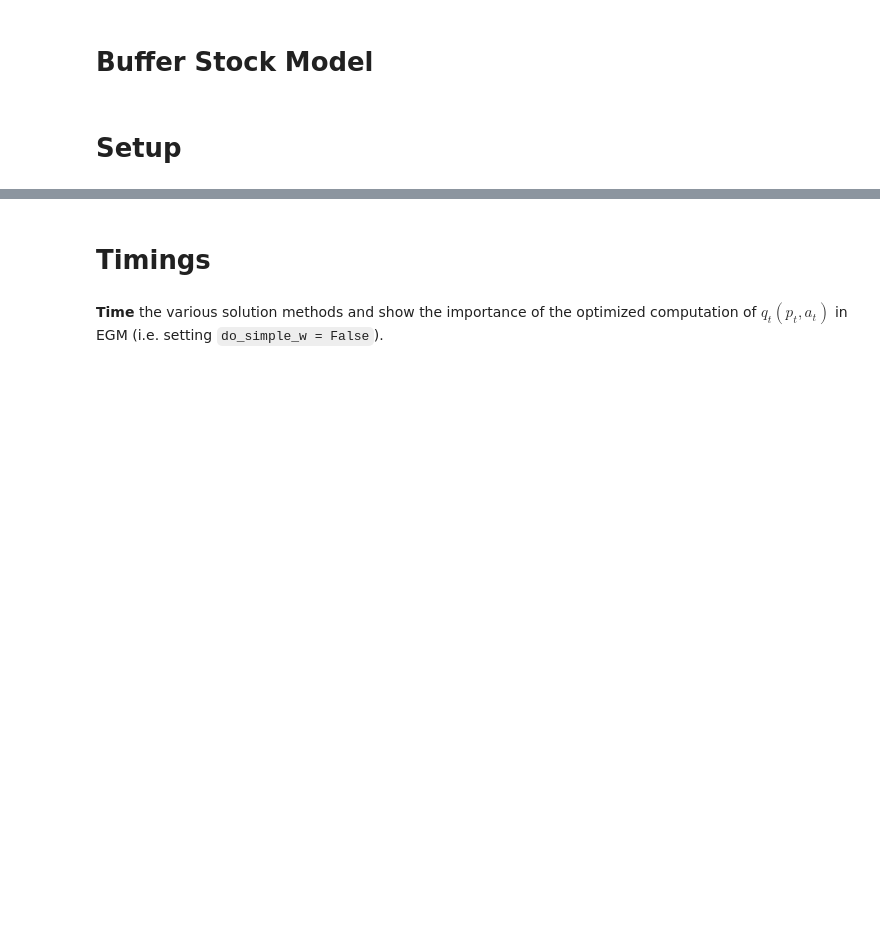
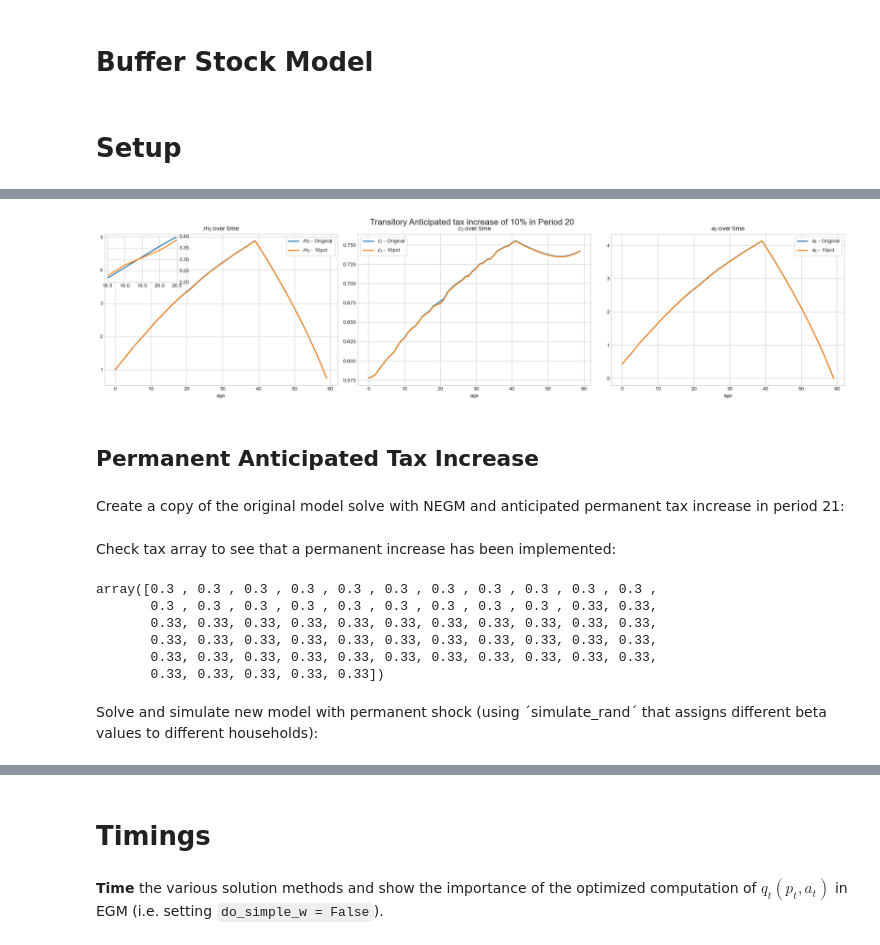
Before and after one commit to HansChristianPOLIT/LostInOptimization, a Jupyter notebook: Jeppe/01. BufferStockModel/01. BufferStockModel.ipynb, the cells around one changed output, grey strips where cells are left out. Saved outputs shown, nothing was run; the diff lists cells and outputs as text; code cells hidden in the pictures; blank space fills up the shorter version.

```diff
--- a/Jeppe/01. BufferStockModel/01. BufferStockModel.ipynb
+++ b/Jeppe/01. BufferStockModel/01. BufferStockModel.ipynb
@@ -319,0 +83,3 @@ model_loaded.consumption_function_interact()
+# %%
+model_negm_trans10pct = model_negm.copy()
+model_negm_trans10pct.par.tax_rate_vec[20] = model_negm.par.tax_rate_vec[20]*1.1
@@ -319,0 +122,56 @@ model_loaded.consumption_function_interact()
+# %%
+from mpl_toolkits.axes_grid1.inset_locator import inset_axes
+
+# a. unpack
+par = model_negm.par
+sim = model_negm.sim
+sim_trans10pct = model_negm_trans10pct.sim
+
+simvarlist = [('m','$m_t$'),
+              ('c','$c_t$'),
+              ('a','$a_t$')]
+
+# b. figure
+fig, axs = plt.subplots(1, len(simvarlist), figsize=(20, 5))
+
+# add a title over the entire figure
+fig.suptitle("Transitory Anticipated tax increase of 10% in Period 20", fontsize=16)
+
+age = np.arange(par.T)
+
+for i, (simvar, simvarlatex) in enumerate(simvarlist):
+
+    simdata = getattr(sim, simvar+'_rand')
+    simdata_trans10pct = getattr(sim_trans10pct, simvar+'_rand')
+    axs[i].plot(age, np.mean(simdata, axis=1), lw=2, label=f'{simvarlatex} - Original')
+    axs[i].plot(age, np.mean(simdata_trans10pct, axis=1), lw=2, label=f'{simvarlatex} - 10pct')
+
+    axs[i].legend(frameon=True)
+    axs[i].grid(True)
+    axs[i].set_xlabel('age')
+    axs[i].set_title(f'{simvarlatex} over time')
+
+    # create zoom-in inset plot on the first graph
+    if i == 0:
+        axins = inset_axes(axs[i], width="30%", height="30%", loc='upper left')  # adjust size and position as needed
+        axins.plot(age, np.mean(simdata, axis=1), lw=2)
+        axins.plot(age, np.mean(simdata_trans10pct, axis=1), lw=2)
+
+        # specify the limits for the zoomed-in plot
+        axins.set_xlim(18.5, 20.5)
+        axins.set_ylim(3.2,3.4)  # adjust as needed
+
+        # Move labels to right
+        axins.yaxis.tick_right()
+        axins.yaxis.set_label_position("right")
+
+plt.tight_layout()
+# Adjust the layout so that title does not overlap with the top plot
+plt.subplots_adjust(top=0.9)
+plt.show()
+# %% [output]
+[figure, added]
+# %% [markdown]
+## Permanent Anticipated Tax Increase
+# %% [markdown]
+Create a copy of the original model solve with NEGM and anticipated permanent tax increase in period 21:
@@ -319,0 +181,13 @@ model_loaded.consumption_function_interact()
+# %% [markdown]
+Check tax array to see that a permanent increase has been implemented:
+# %%
+model_negm_10pct.par.tax_rate_vec
+# %% [output]
+array([0.3 , 0.3 , 0.3 , 0.3 , 0.3 , 0.3 , 0.3 , 0.3 , 0.3 , 0.3 , 0.3 ,
+       0.3 , 0.3 , 0.3 , 0.3 , 0.3 , 0.3 , 0.3 , 0.3 , 0.3 , 0.33, 0.33,
+       0.33, 0.33, 0.33, 0.33, 0.33, 0.33, 0.33, 0.33, 0.33, 0.33, 0.33,
+       0.33, 0.33, 0.33, 0.33, 0.33, 0.33, 0.33, 0.33, 0.33, 0.33, 0.33,
+       0.33, 0.33, 0.33, 0.33, 0.33, 0.33, 0.33, 0.33, 0.33, 0.33, 0.33,
+       0.33, 0.33, 0.33, 0.33, 0.33])
+# %% [markdown]
+Solve and simulate new model with permanent shock (using ´simulate_rand´ that assigns different beta values to different households):
```
Also changed, not shown: parts of 65 cells of this notebook, 1 other file.
